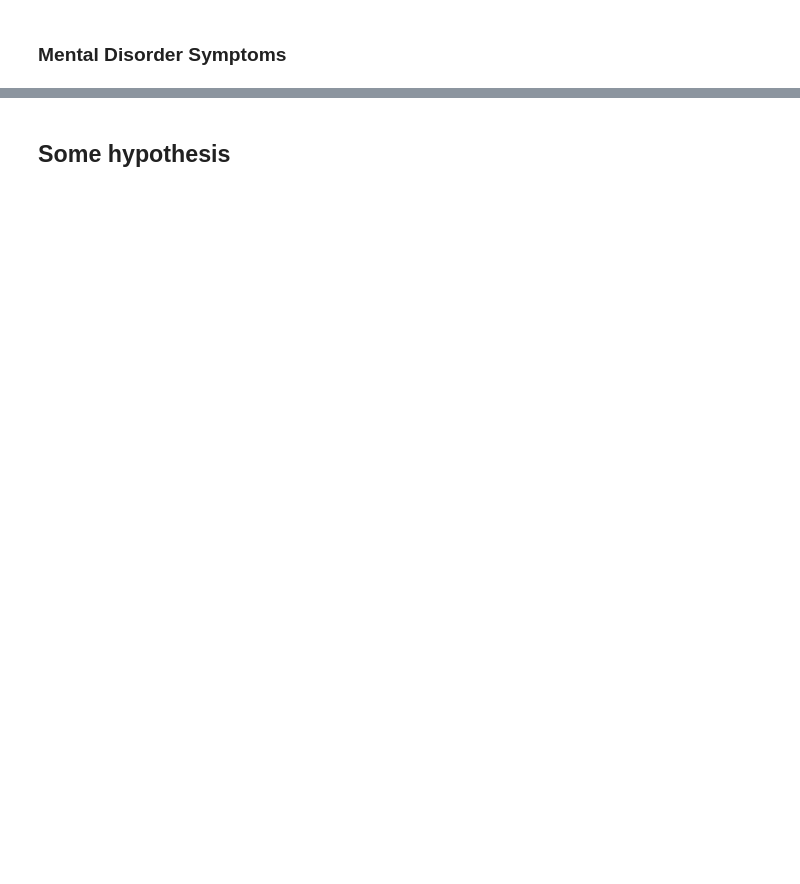
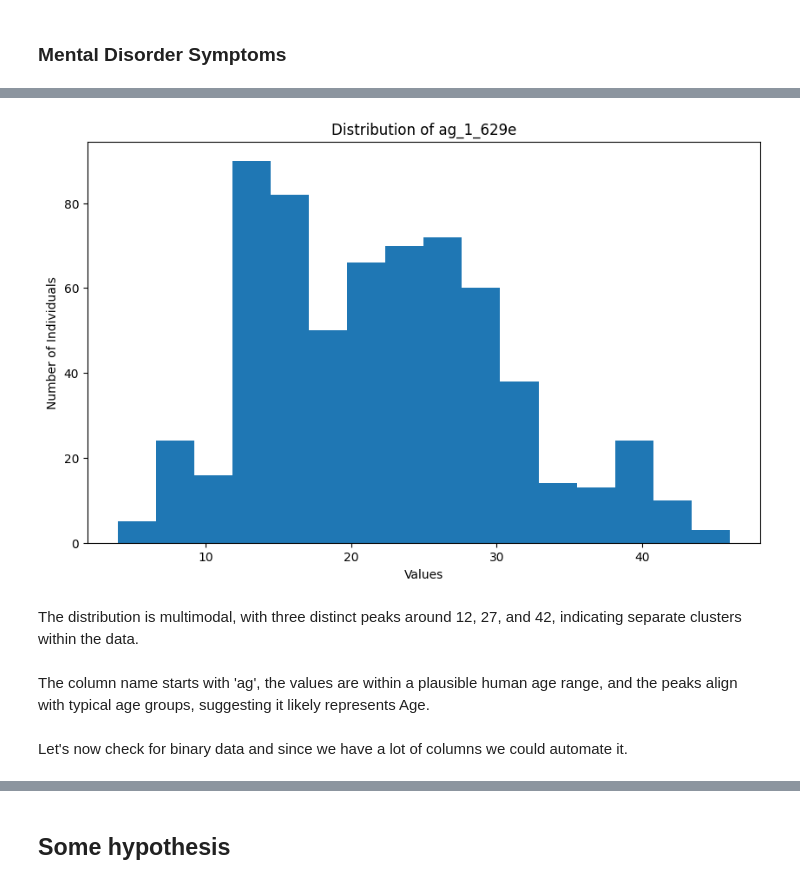
Before and after one commit to VladoDev03/mental-cognitive-disorders-analysis, a Jupyter notebook: disorders-analysis/disorders-analysis.ipynb, the cells around one changed output, grey strips where cells are left out. Cells and saved outputs as stored; diff of their text form; code cells hidden in the pictures; blank space fills up the shorter version.

```diff
--- a/disorders-analysis/disorders-analysis.ipynb
+++ b/disorders-analysis/disorders-analysis.ipynb
@@ -395,0 +466,15 @@ mental_disorder_data.columns = [to_snake_case(c) for c in mental_disorder_data.c
+# %%
+plt.figure(figsize=(10,6))
+plt.hist(mental_disorder_data.ag_1_629e, bins="auto")
+
+plt.title("Distribution of ag_1_629e")
+plt.xlabel("Values")
+plt.ylabel("Number of Individuals")
+
+plt.show()
+# %% [output]
+[figure, added]
+# %% [markdown]
+The distribution is multimodal, with three distinct peaks around 12, 27, and 42, indicating separate clusters within the data.
+# %% [markdown]
+The column name starts with 'ag', the values are within a plausible human age range, and the peaks align with typical age groups, suggesting it likely represents Age.
@@ -395,0 +483,2 @@ mental_disorder_data.columns = [to_snake_case(c) for c in mental_disorder_data.c
+# %% [markdown]
+Let's now check for binary data and since we have a lot of columns we could automate it.
```
Also changed, not shown: parts of 30 cells of this notebook.
